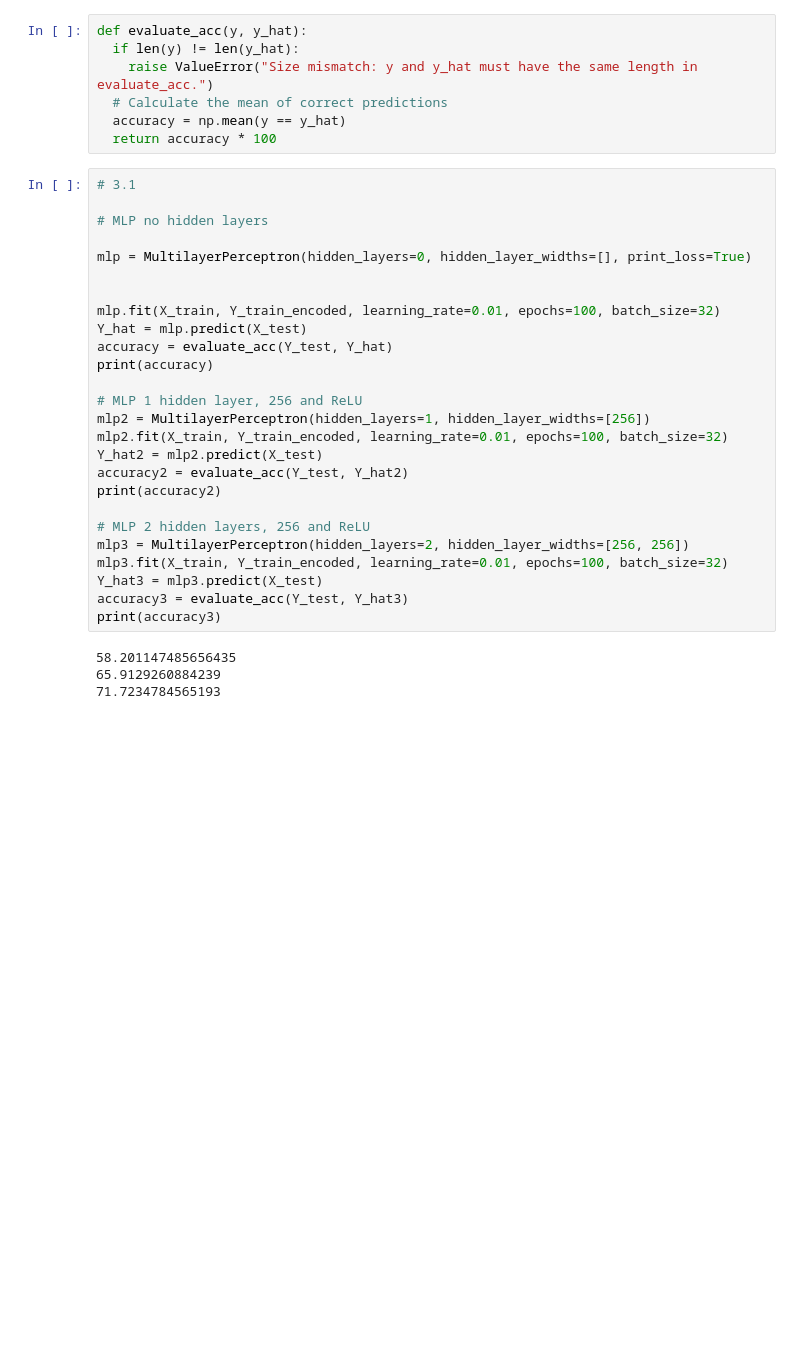
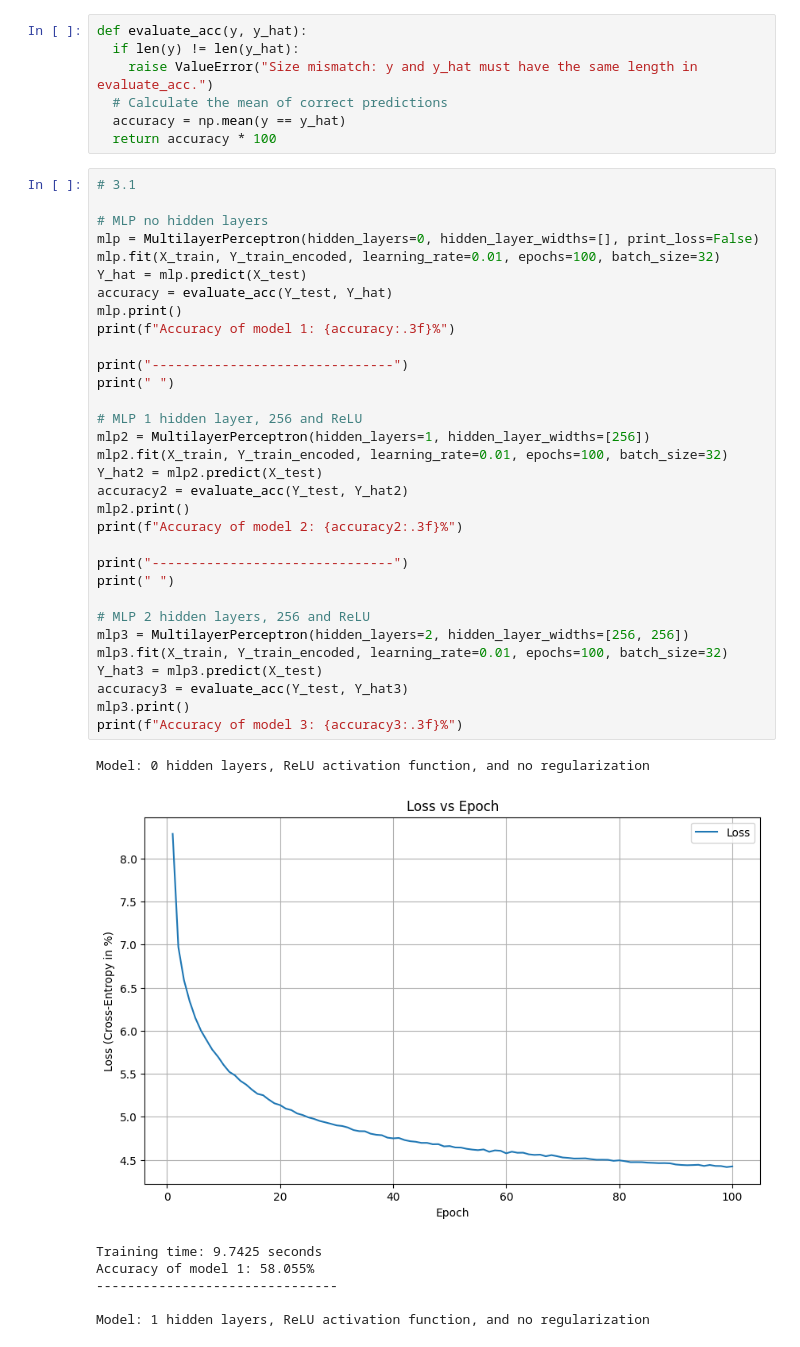
Before and after one commit to imiann/COMP-551-Assignments, a Jupyter notebook: Assignment 3/Project3Draft.ipynb, the cells around one changed output. Saved outputs shown, nothing was run; the diff lists cells and outputs as text; blank space fills up the shorter version.

Commit message:
Added Loss graphs

```diff
--- a/Assignment 3/Project3Draft.ipynb
+++ b/Assignment 3/Project3Draft.ipynb
@@ -422,30 +462,40 @@ def evaluate_acc(y, y_hat):
 # %%
 # 3.1
 
 # MLP no hidden layers
-
-mlp = MultilayerPerceptron(hidden_layers=0, hidden_layer_widths=[], print_loss=True)
-
-
+mlp = MultilayerPerceptron(hidden_layers=0, hidden_layer_widths=[], print_loss=False)
 mlp.fit(X_train, Y_train_encoded, learning_rate=0.01, epochs=100, batch_size=32)
 Y_hat = mlp.predict(X_test)
 accuracy = evaluate_acc(Y_test, Y_hat)
-print(accuracy)
+mlp.print()
+print(f"Accuracy of model 1: {accuracy:.3f}%")
+
+print("-------------------------------")
+print(" ")
 
 # MLP 1 hidden layer, 256 and ReLU
 mlp2 = MultilayerPerceptron(hidden_layers=1, hidden_layer_widths=[256])
 mlp2.fit(X_train, Y_train_encoded, learning_rate=0.01, epochs=100, batch_size=32)
 Y_hat2 = mlp2.predict(X_test)
 accuracy2 = evaluate_acc(Y_test, Y_hat2)
-print(accuracy2)
+mlp2.print()
+print(f"Accuracy of model 2: {accuracy2:.3f}%")
+
+print("-------------------------------")
+print(" ")
 
 # MLP 2 hidden layers, 256 and ReLU
 mlp3 = MultilayerPerceptron(hidden_layers=2, hidden_layer_widths=[256, 256])
 mlp3.fit(X_train, Y_train_encoded, learning_rate=0.01, epochs=100, batch_size=32)
 Y_hat3 = mlp3.predict(X_test)
 accuracy3 = evaluate_acc(Y_test, Y_hat3)
-print(accuracy3)
+mlp3.print()
+print(f"Accuracy of model 3: {accuracy3:.3f}%")
 # %% [output]
-58.201147485656435
-65.9129260884239
-71.7234784565193
+Model: 0 hidden layers, ReLU activation function, and no regularization
+[figure, added]
+Training time: 9.7425 seconds
+Accuracy of model 1: 58.055%
+-------------------------------
+
+Model: 1 hidden layers, ReLU activation function, and no regularization
```
Also changed, not shown: parts of 7 cells of this notebook.
